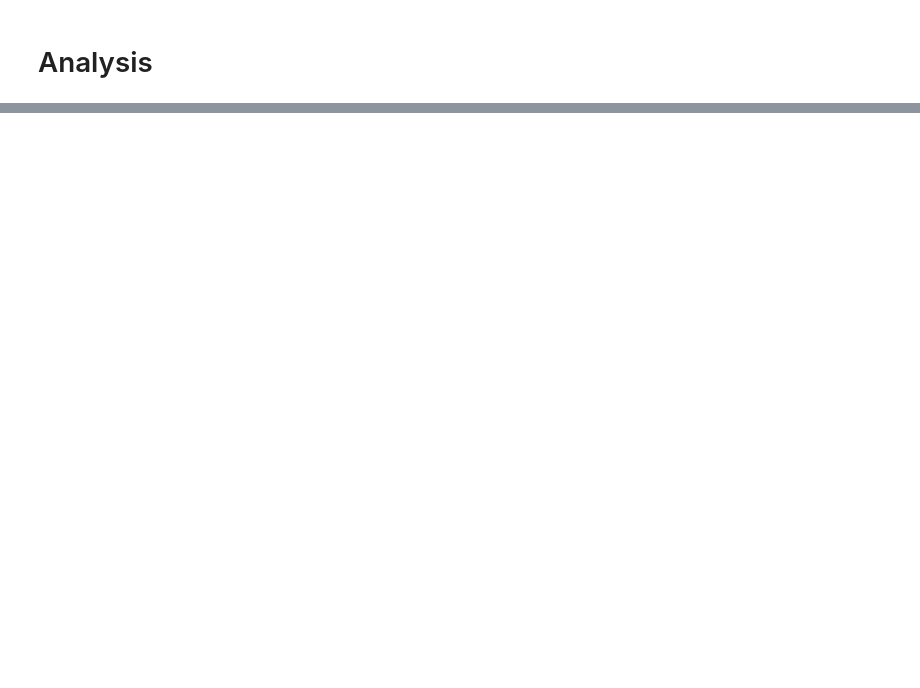
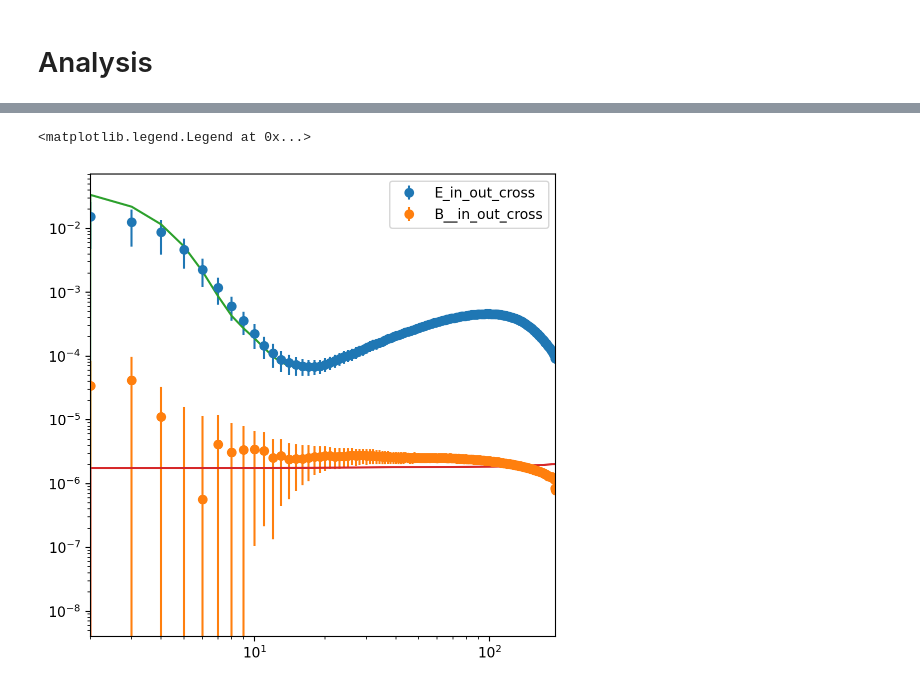
Before and after one commit to ev-watson/leakless, a Jupyter notebook: workspace.ipynb, the cells around one changed output, grey strips where cells are left out. Saved outputs shown, nothing was run; the diff lists cells and outputs as text; code cells hidden in the pictures; blank space fills up the shorter version.

```diff
--- a/workspace.ipynb
+++ b/workspace.ipynb
@@ -226,0 +226,35 @@ plt.legend()
+# %%
+e_in = np.zeros((ntrials, lmax + 1), dtype=np.float64)
+b_in = np.zeros((ntrials, lmax + 1), dtype=np.float64)
+e_out = np.zeros((ntrials, lmax + 1), dtype=np.float64)
+b_out = np.zeros((ntrials, lmax + 1), dtype=np.float64)
+e_targ = np.zeros((ntrials, lmax + 1), dtype=np.float64)
+b_targ = np.zeros((ntrials, lmax + 1), dtype=np.float64)
+e_cross = np.zeros((ntrials, lmax + 1), dtype=np.float64)
+b_cross = np.zeros((ntrials, lmax + 1), dtype=np.float64)
+for i in tqdm(range(ntrials)):
+    e_in[i] = hp.alm2cl(alm_e_in[i], lmax=lmax)
+    b_in[i] = hp.alm2cl(alm_b_in[i], lmax=lmax)
+    e_out[i] = hp.alm2cl(alm_e_out[i], lmax=lmax)
+    b_out[i] = hp.alm2cl(alm_b_out[i], lmax=lmax)
+    e_targ[i] = hp.alm2cl(alm_e_targ[i], lmax=lmax)
+    b_targ[i] = hp.alm2cl(alm_b_targ[i], lmax=lmax)
+    e_cross[i] = hp.alm2cl(alm_e_in[i], alm_e_out[i], lmax=lmax)
+    b_cross[i] = hp.alm2cl(alm_b_in[i], alm_b_out[i], lmax=lmax)
+
+cl_e_in = np.mean(e_in, axis=0)
+cl_b_in = np.mean(b_in, axis=0)
+cl_e_out = np.mean(e_out, axis=0)
+cl_b_out = np.mean(b_out, axis=0)
+cl_e_targ = np.mean(e_targ, axis=0)
+cl_b_targ = np.mean(b_targ, axis=0)
+cl_e_cross = np.mean(e_cross, axis=0)
+cl_b_cross = np.mean(b_cross, axis=0)
+cl_e_leak_std = np.std(e_in, axis=0)
+cl_b_leak_std = np.std(b_in, axis=0)
+cl_e_pred_std = np.std(e_out, axis=0)
+cl_b_pred_std = np.std(b_out, axis=0)
+cl_e_true_std = np.std(e_targ, axis=0)
+cl_b_true_std = np.std(b_targ, axis=0)
+cl_e_cross_std = np.std(e_cross, axis=0)
+cl_b_cross_std = np.std(b_cross, axis=0)
@@ -226,0 +280,13 @@ plt.legend()
+# %%
+plt.figure(figsize=(6, 6))
+plt.errorbar(np.arange(lmax + 1), cl_e_cross / fsky, yerr=cl_e_cross_std / fsky, label='E_in_out_cross', fmt='o')
+plt.errorbar(np.arange(lmax + 1), cl_b_cross / fsky, yerr=cl_b_cross_std / fsky, label='B__in_out_cross', fmt='o')
+plt.xscale('log')
+plt.yscale('log')
+plt.plot(lensedcl_e)
+plt.plot(lensedcl_b)
+plt.xlim(2, lmax)
+plt.legend()
+# %% [output]
+<matplotlib.legend.Legend at 0x...>
+[figure, added]
```
Also changed, not shown: parts of 16 cells of this notebook, 10 other files.
